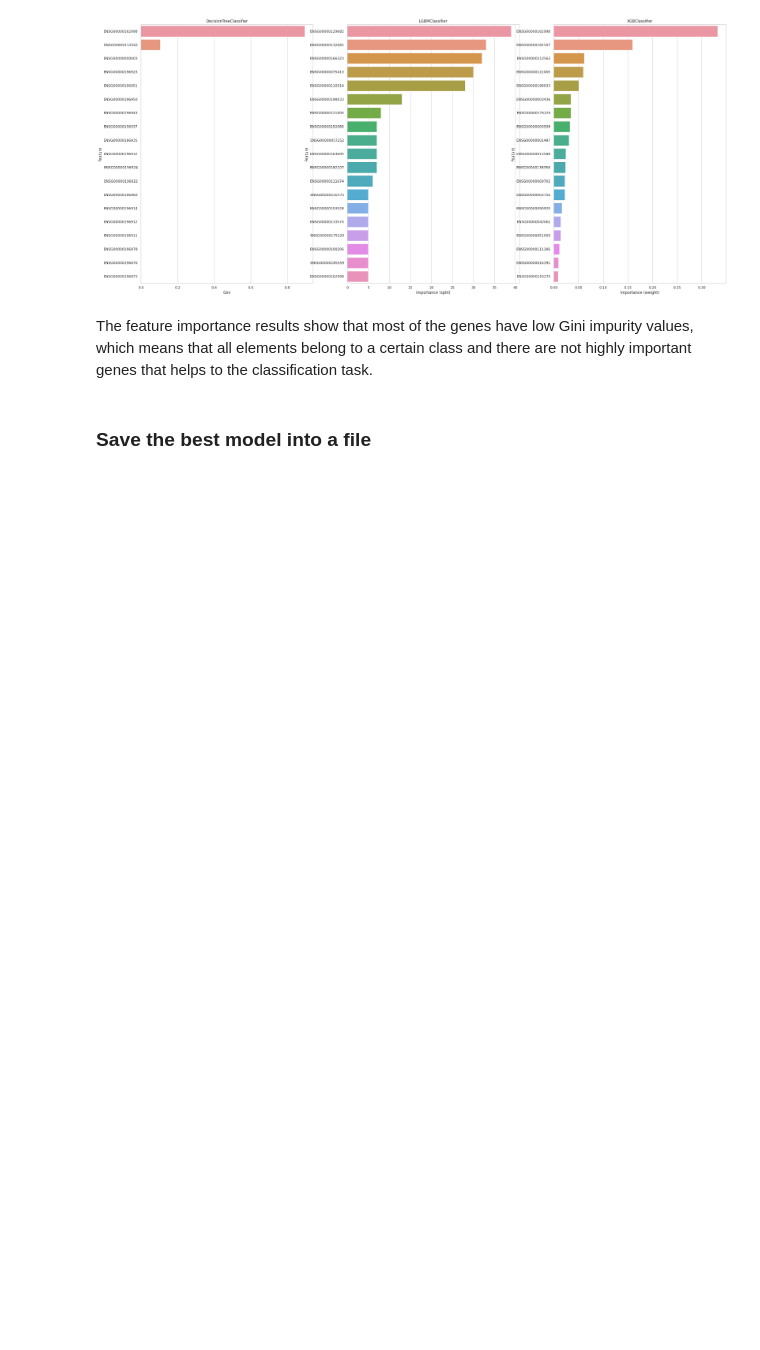
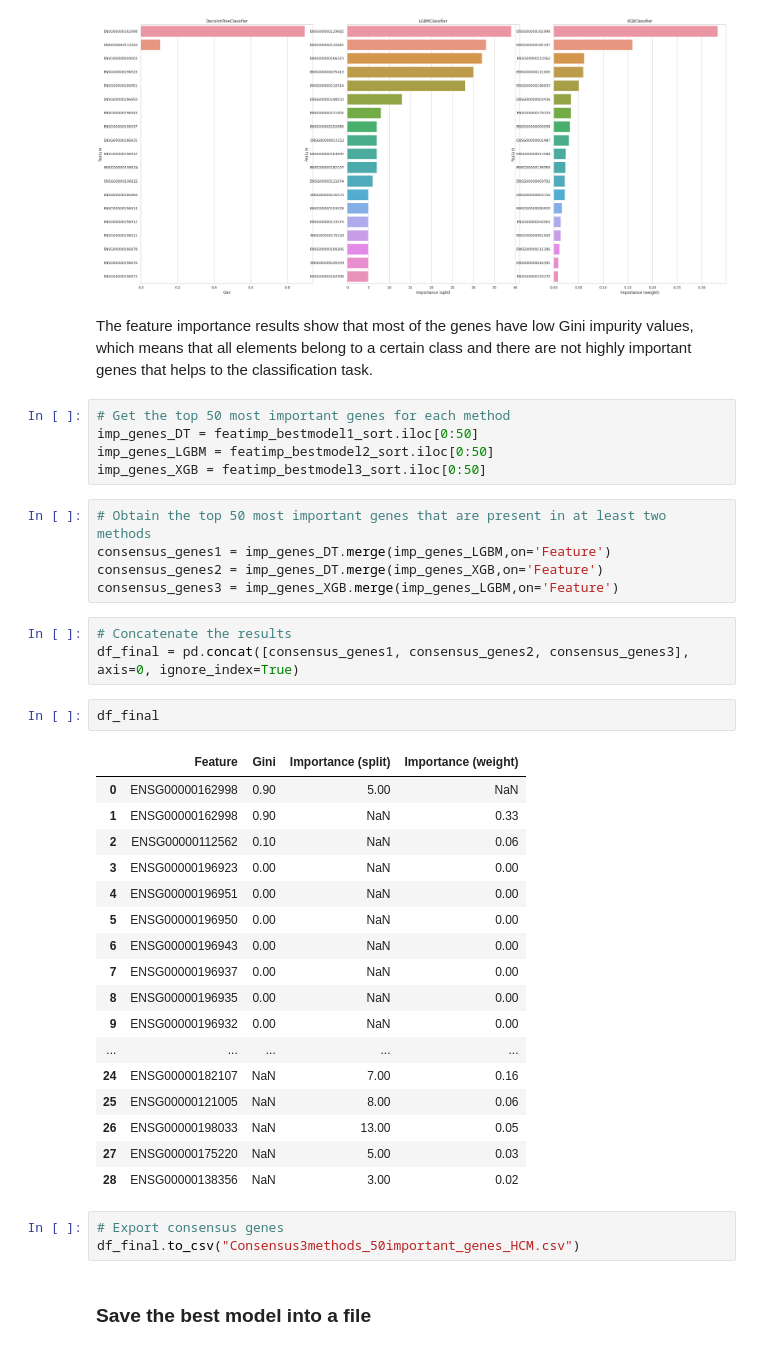
Before and after one commit to sayalaruano/Project3Period-SysBioMaster, a Jupyter notebook: Project1_SysBio_NF_HCM_classifiers.ipynb, the cells around one changed output. Cells and saved outputs as stored; diff of their text form; blank space fills up the shorter version.

```diff
--- a/Project1_SysBio_NF_HCM_classifiers.ipynb
+++ b/Project1_SysBio_NF_HCM_classifiers.ipynb
@@ -347,6 +332,42 @@ ax3.title.set_text('XGBClassifier')
 [figure]
 # %% [markdown]
 The feature importance results show that most of the genes have low Gini impurity values, which means that all elements belong to a certain class and there are not highly important genes that helps to the classification task.
+# %%
+# Get the top 50 most important genes for each method
+imp_genes_DT = featimp_bestmodel1_sort.iloc[0:50]
+imp_genes_LGBM = featimp_bestmodel2_sort.iloc[0:50]
+imp_genes_XGB = featimp_bestmodel3_sort.iloc[0:50]
+# %%
+# Obtain the top 50 most important genes that are present in at least two methods
+consensus_genes1 = imp_genes_DT.merge(imp_genes_LGBM,on='Feature')
+consensus_genes2 = imp_genes_DT.merge(imp_genes_XGB,on='Feature')
+consensus_genes3 = imp_genes_XGB.merge(imp_genes_LGBM,on='Feature')
+# %%
+# Concatenate the results
+df_final = pd.concat([consensus_genes1, consensus_genes2, consensus_genes3], axis=0, ignore_index=True)
+# %%
+df_final
+# %% [output]
+|  | Feature | Gini | Importance (split) | Importance (weight) |
+| 0 | ENSG00000162998 | 0.90 | 5.00 | NaN |
+| 1 | ENSG00000162998 | 0.90 | NaN | 0.33 |
+| 2 | ENSG00000112562 | 0.10 | NaN | 0.06 |
+| 3 | ENSG00000196923 | 0.00 | NaN | 0.00 |
+| 4 | ENSG00000196951 | 0.00 | NaN | 0.00 |
+| 5 | ENSG00000196950 | 0.00 | NaN | 0.00 |
+| 6 | ENSG00000196943 | 0.00 | NaN | 0.00 |
+| 7 | ENSG00000196937 | 0.00 | NaN | 0.00 |
+| 8 | ENSG00000196935 | 0.00 | NaN | 0.00 |
+| 9 | ENSG00000196932 | 0.00 | NaN | 0.00 |
+| ... | ... | ... | ... | ... |
+| 24 | ENSG00000182107 | NaN | 7.00 | 0.16 |
+| 25 | ENSG00000121005 | NaN | 8.00 | 0.06 |
+| 26 | ENSG00000198033 | NaN | 13.00 | 0.05 |
+| 27 | ENSG00000175220 | NaN | 5.00 | 0.03 |
+| 28 | ENSG00000138356 | NaN | 3.00 | 0.02 |
+# %%
+# Export consensus genes
+df_final.to_csv("Consensus3methods_50important_genes_HCM.csv")
 # %% [markdown]
 ### **Save the best model into a file**
 # %%
```
Also changed, not shown: parts of 7 cells of this notebook, 13 other files.
